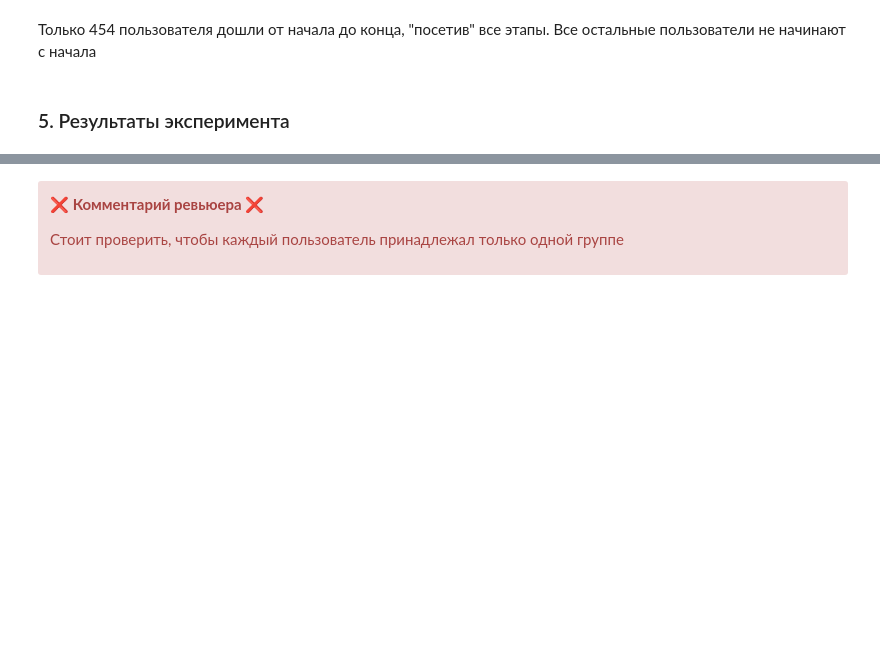
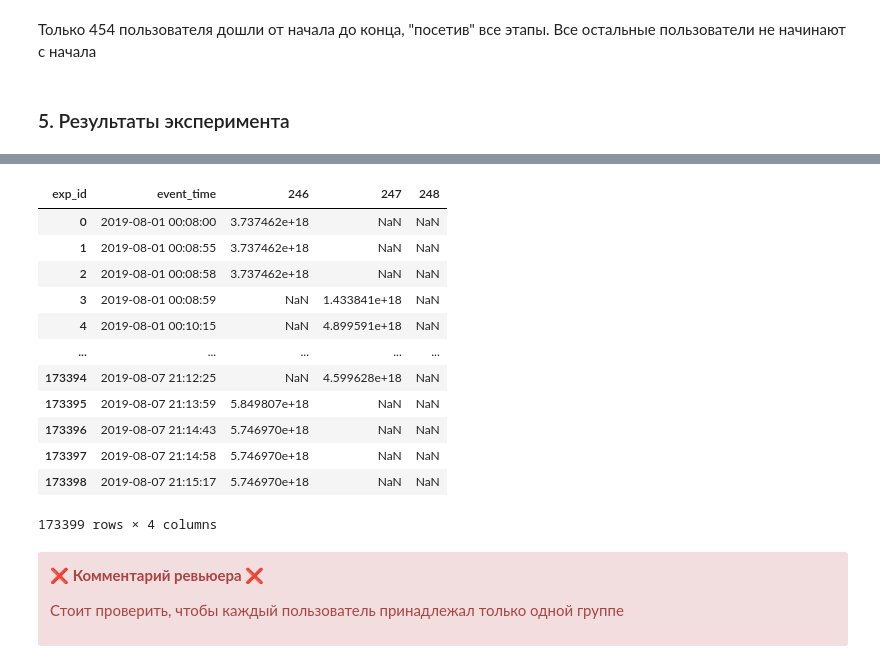
Before and after one commit to DaniilDonike/Practicum-2, a Jupyter notebook: prefab_project_2.ipynb, the cells around one changed output, grey strips where cells are left out. Drawn from its saved outputs; the diff is of its cells as text; code cells hidden in the pictures; blank space fills up the shorter version.

```diff
--- a/prefab_project_2.ipynb
+++ b/prefab_project_2.ipynb
@@ -409,3 +417,20 @@ logs.groupby('exp_id')['user_id'].nunique().to_frame()
+# %%
+ue = logs.pivot_table(index = 'event_time', columns = 'exp_id', values = 'user_id').reset_index()
+ue
+# %% [output]
+| exp_id | event_time | 246 | 247 | 248 |
+| 0 | 2019-08-01 00:08:00 | 3.737462e+18 | NaN | NaN |
+| 1 | 2019-08-01 00:08:55 | 3.737462e+18 | NaN | NaN |
+| 2 | 2019-08-01 00:08:58 | 3.737462e+18 | NaN | NaN |
+| 3 | 2019-08-01 00:08:59 | NaN | 1.433841e+18 | NaN |
+| 4 | 2019-08-01 00:10:15 | NaN | 4.899591e+18 | NaN |
+| ... | ... | ... | ... | ... |
+| 173394 | 2019-08-07 21:12:25 | NaN | 4.599628e+18 | NaN |
+| 173395 | 2019-08-07 21:13:59 | 5.849807e+18 | NaN | NaN |
+| 173396 | 2019-08-07 21:14:43 | 5.746970e+18 | NaN | NaN |
+| 173397 | 2019-08-07 21:14:58 | 5.746970e+18 | NaN | NaN |
+| 173398 | 2019-08-07 21:15:17 | 5.746970e+18 | NaN | NaN |
+173399 rows × 4 columns
 # %% [markdown]
 <div class="alert alert-danger">
 
```
Also changed, not shown: parts of 22 cells of this notebook.
